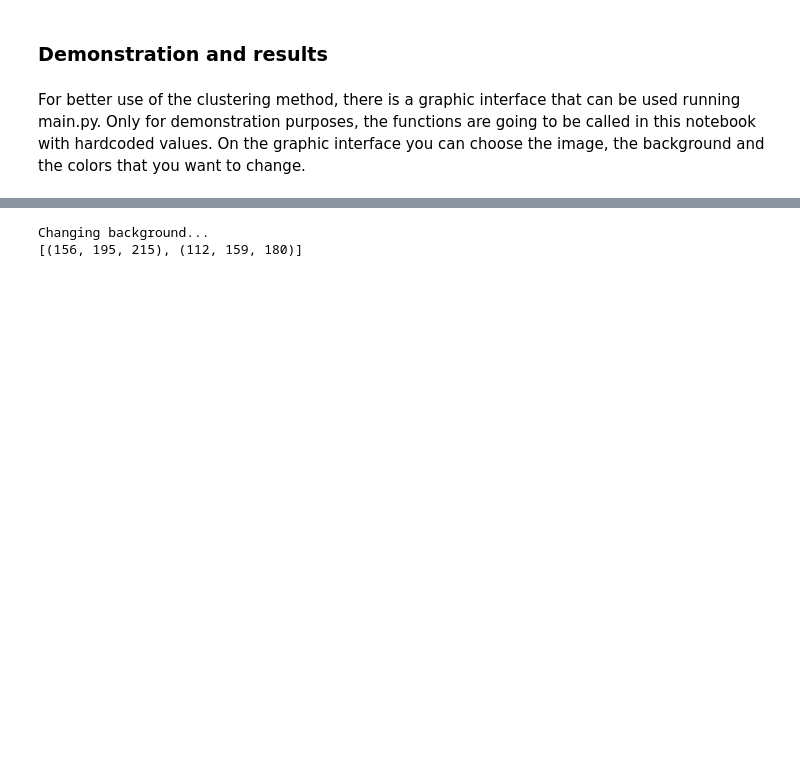
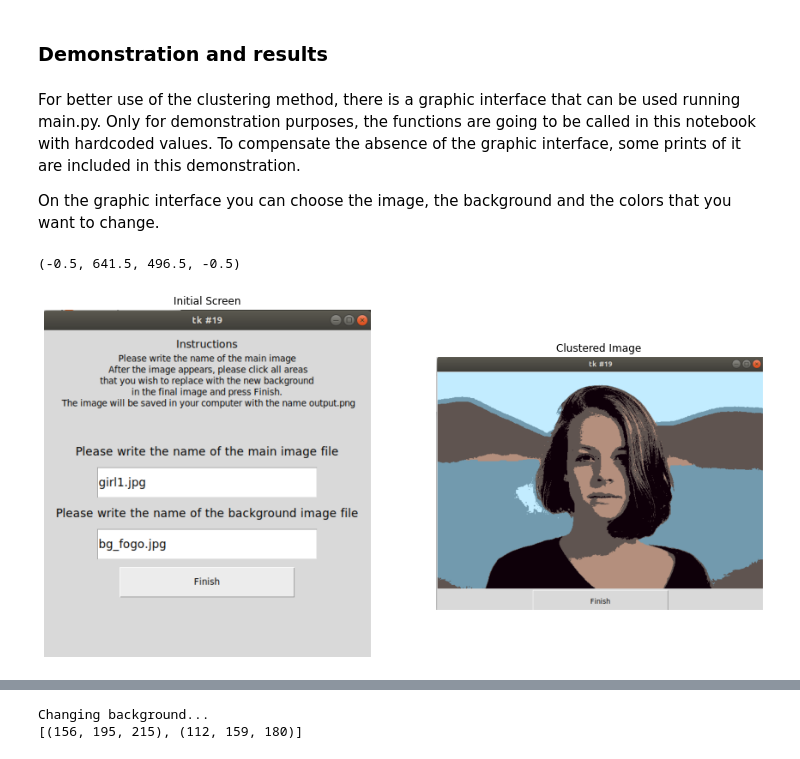
Before and after one commit to kakomarina/background-effects, a Jupyter notebook: report.ipynb, the cells around one changed output, grey strips where cells are left out. Drawn from its saved outputs; the diff is of its cells as text; code cells hidden in the pictures; blank space fills up the shorter version.

Commit message:
added interface prints to the demo

```diff
--- a/report.ipynb
+++ b/report.ipynb
@@ -91,4 +91,28 @@ plt.axis('off')
 # %% [markdown]
 ### Demonstration and results
 # %% [markdown]
-For better use of the clustering method, there is a graphic interface that can be used running main.py. Only for demonstration purposes, the functions are going to be called in this notebook with hardcoded values. On the graphic interface you can choose the image, the background and the colors that you want to change.
+For better use of the clustering method, there is a graphic interface that can be used running main.py. Only for demonstration purposes, the functions are going to be called in this notebook with hardcoded values. To compensate the absence of the graphic interface, some prints of it are included in this demonstration.
+
+On the graphic interface you can choose the image, the background and the colors that you want to change.
+# %%
+import imageio
+import matplotlib.pyplot as plt
+
+interface1 = imageio.imread("input.png")
+interface2 = imageio.imread("clusteri.png")
+interface3 = imageio.imread("terminal.png")
+interface4 = imageio.imread("finali.png")
+
+plt.figure(figsize=(15,15))
+
+plt.subplot(1, 2, 1)
+plt.imshow(interface1)
+plt.title("Initial Screen")
+plt.axis('off')
+plt.subplot(1, 2, 2)
+plt.imshow(interface2)
+plt.title("Clustered Image")
+plt.axis('off')
+# %% [output]
+(-0.5, 641.5, 496.5, -0.5)
+[figure, added]
```
Also changed, not shown: parts of 6 cells of this notebook.
